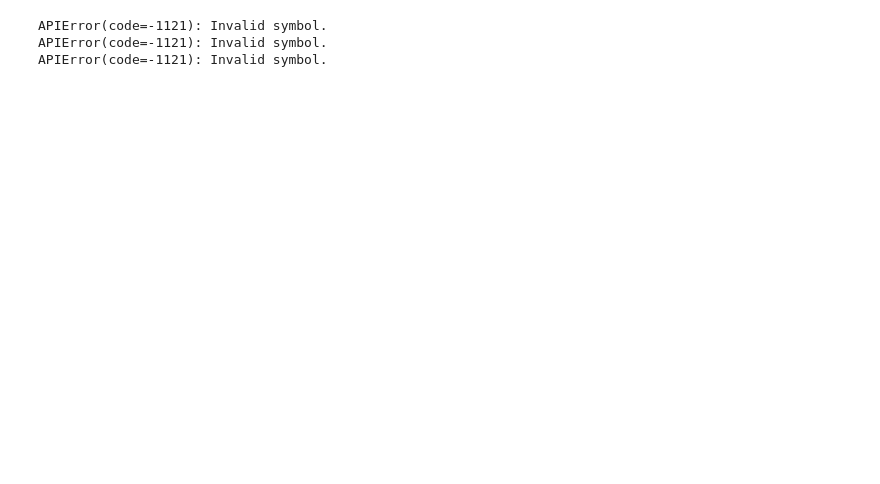
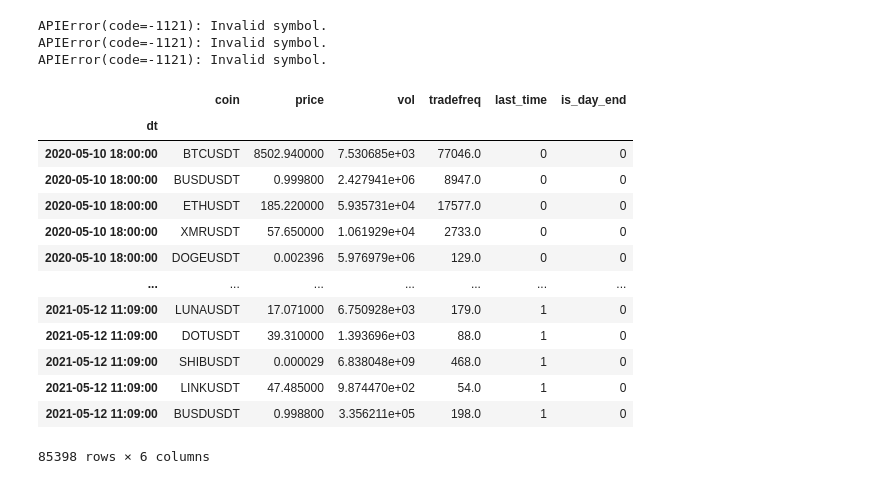
Before and after one commit to aalici/SmartCryptoSearchInTrends, a Jupyter notebook: Financial_Indicators.ipynb, the cells around one changed output. Saved outputs shown, nothing was run; the diff lists cells and outputs as text; code cells hidden in the pictures; blank space fills up the shorter version.

```diff
--- a/Financial_Indicators.ipynb
+++ b/Financial_Indicators.ipynb
@@ -280,3 +346,20 @@ APIError(code=-1121): Invalid symbol.
 dict_tmp = f_update_lastNdays()
 dict_tmp = f_update_lastprice(dict_tmp)
 df = f_get_all_price(dict_tmp)
+# %%
+df
+# %% [output]
+|  | coin | price | vol | tradefreq | last_time | is_day_end |
+| dt |  |  |  |  |  |  |
+| 2020-05-10 18:00:00 | BTCUSDT | 8502.940000 | 7.530685e+03 | 77046.0 | 0 | 0 |
+| 2020-05-10 18:00:00 | BUSDUSDT | 0.999800 | 2.427941e+06 | 8947.0 | 0 | 0 |
+| 2020-05-10 18:00:00 | ETHUSDT | 185.220000 | 5.935731e+04 | 17577.0 | 0 | 0 |
+| 2020-05-10 18:00:00 | XMRUSDT | 57.650000 | 1.061929e+04 | 2733.0 | 0 | 0 |
+| 2020-05-10 18:00:00 | DOGEUSDT | 0.002396 | 5.976979e+06 | 129.0 | 0 | 0 |
+| ... | ... | ... | ... | ... | ... | ... |
+| 2021-05-12 11:09:00 | LUNAUSDT | 17.071000 | 6.750928e+03 | 179.0 | 1 | 0 |
+| 2021-05-12 11:09:00 | DOTUSDT | 39.310000 | 1.393696e+03 | 88.0 | 1 | 0 |
+| 2021-05-12 11:09:00 | SHIBUSDT | 0.000029 | 6.838048e+09 | 468.0 | 1 | 0 |
+| 2021-05-12 11:09:00 | LINKUSDT | 47.485000 | 9.874470e+02 | 54.0 | 1 | 0 |
+| 2021-05-12 11:09:00 | BUSDUSDT | 0.998800 | 3.356211e+05 | 198.0 | 1 | 0 |
+85398 rows × 6 columns
```
Also changed, not shown: parts of 12 cells of this notebook, 7 other files.
